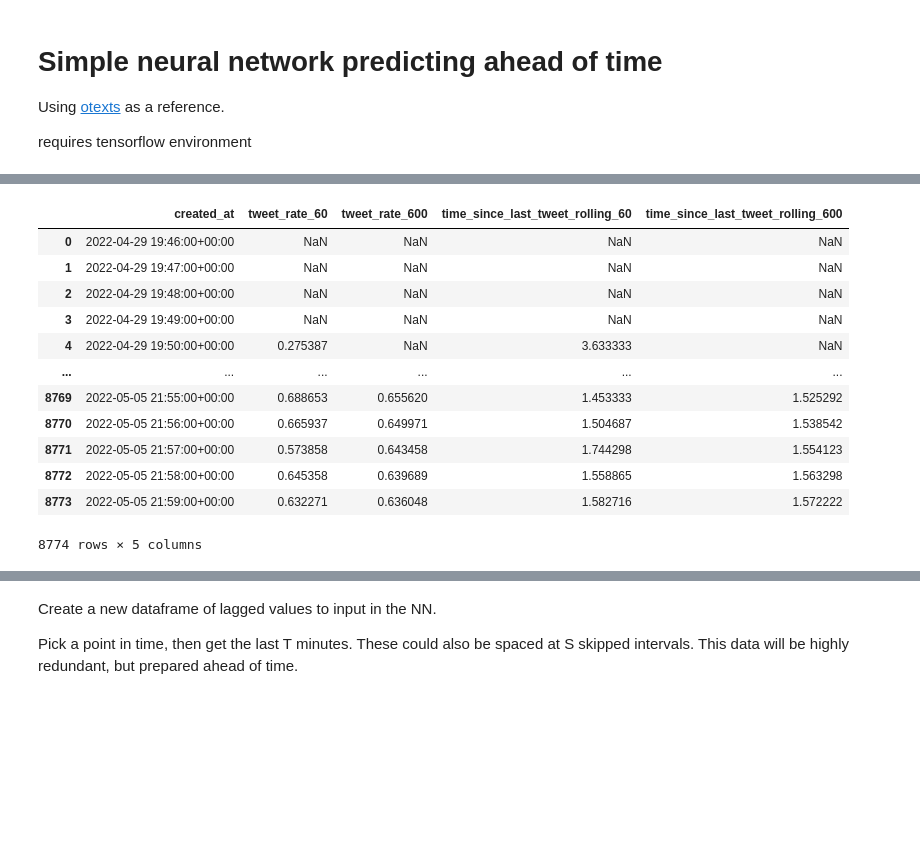
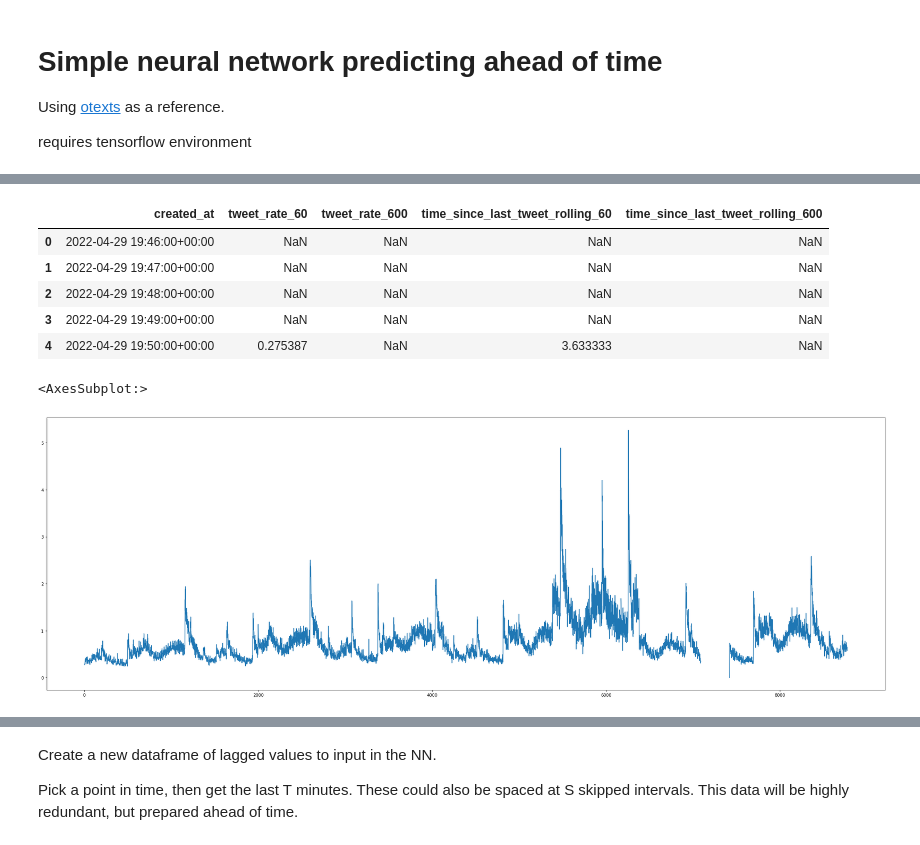
Before and after one commit to dtersegno/capstone, a Jupyter notebook: model/2_simple_nn.ipynb, the cells around one changed output, grey strips where cells are left out. Cells and saved outputs as stored; diff of their text form; code cells hidden in the pictures; blank space fills up the shorter version.

```diff
--- a/model/2_simple_nn.ipynb
+++ b/model/2_simple_nn.ipynb
@@ -28,18 +39,16 @@ import matplotlib.colors as colors
 basic_rates_path = '../merged_data/resampled_tudf_minute_basic.csv'
 rdf = pd.read_csv(basic_rates_path)
 # %%
-rdf
+rdf.head()
 # %% [output]
 |  | created_at | tweet_rate_60 | tweet_rate_600 | time_since_last_tweet_rolling_60 | time_since_last_tweet_rolling_600 |
 | 0 | 2022-04-29 19:46:00+00:00 | NaN | NaN | NaN | NaN |
 | 1 | 2022-04-29 19:47:00+00:00 | NaN | NaN | NaN | NaN |
 | 2 | 2022-04-29 19:48:00+00:00 | NaN | NaN | NaN | NaN |
 | 3 | 2022-04-29 19:49:00+00:00 | NaN | NaN | NaN | NaN |
 | 4 | 2022-04-29 19:50:00+00:00 | 0.275387 | NaN | 3.633333 | NaN |
-| ... | ... | ... | ... | ... | ... |
-| 8769 | 2022-05-05 21:55:00+00:00 | 0.688653 | 0.655620 | 1.453333 | 1.525292 |
-| 8770 | 2022-05-05 21:56:00+00:00 | 0.665937 | 0.649971 | 1.504687 | 1.538542 |
-| 8771 | 2022-05-05 21:57:00+00:00 | 0.573858 | 0.643458 | 1.744298 | 1.554123 |
-| 8772 | 2022-05-05 21:58:00+00:00 | 0.645358 | 0.639689 | 1.558865 | 1.563298 |
-| 8773 | 2022-05-05 21:59:00+00:00 | 0.632271 | 0.636048 | 1.582716 | 1.572222 |
-8774 rows × 5 columns
+# %%
+rdf['tweet_rate_60'].plot(figsize=(36,12))
+# %% [output]
+<AxesSubplot:>
+[figure, added]
```
Also changed, not shown: parts of 25 cells of this notebook.
